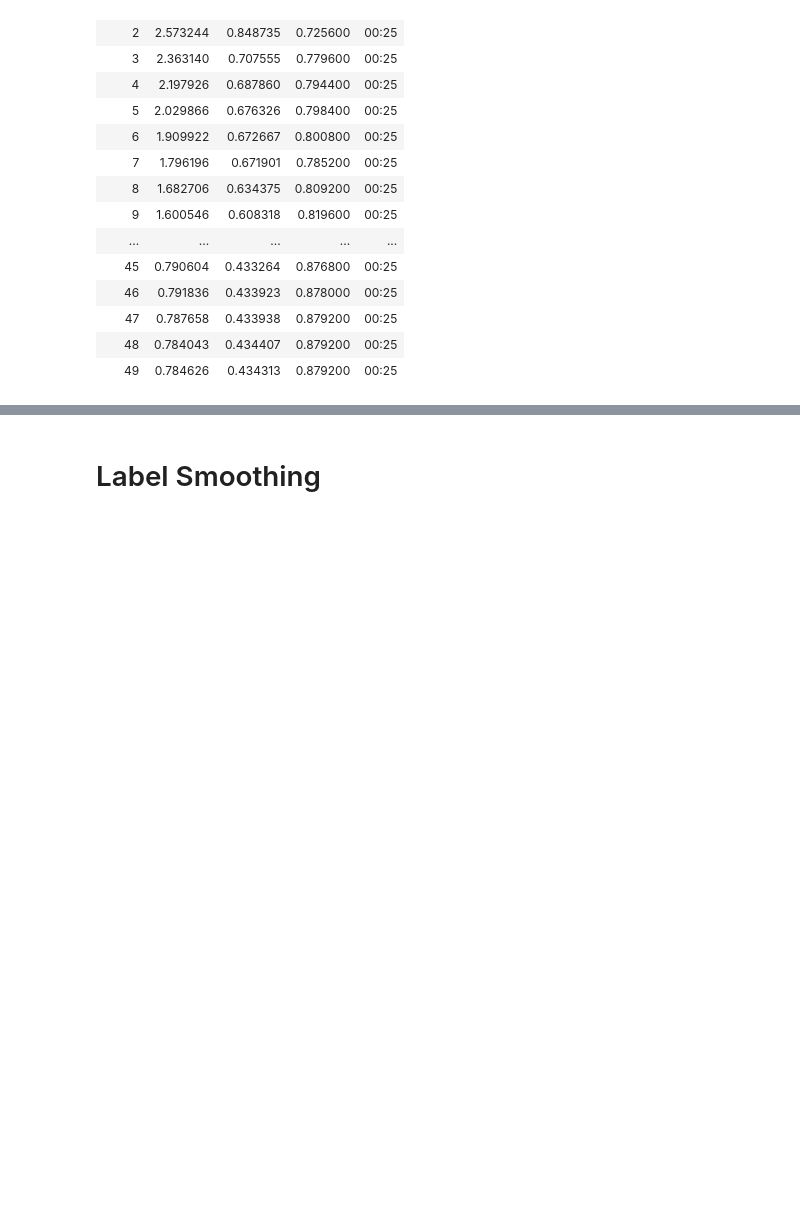
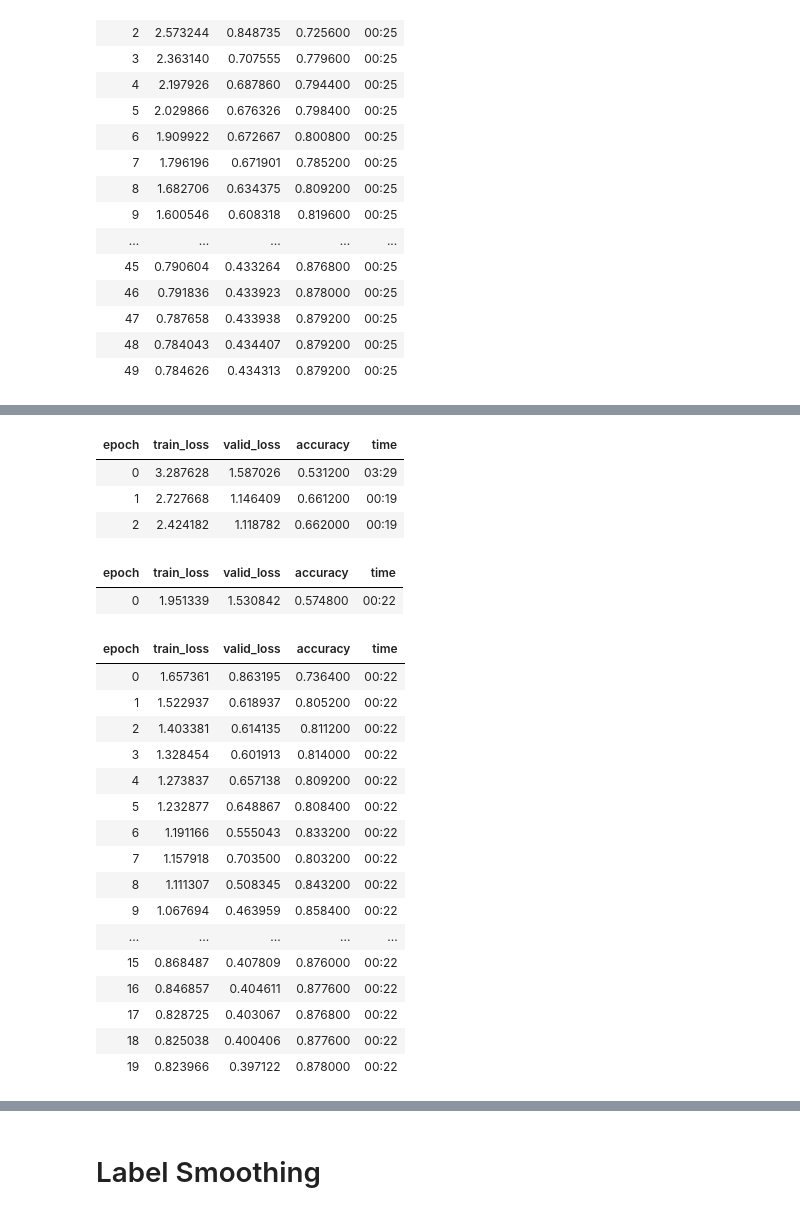
Before and after one commit to steph-jung/Food-101, a Jupyter notebook: SJ-Food-101-Modelling-tiny10.ipynb, the cells around one changed output, grey strips where cells are left out. Cells and saved outputs as stored; diff of their text form; code cells hidden in the pictures; blank space fills up the shorter version.

```diff
--- a/SJ-Food-101-Modelling-tiny10.ipynb
+++ b/SJ-Food-101-Modelling-tiny10.ipynb
@@ -376,0 +387,30 @@ learn.fit_one_cycle(50, 3e-3)
+# %%
+learn.fit_one_cycle(3, 1e-3)
+# %% [output]
+| epoch | train_loss | valid_loss | accuracy | time |
+| 0 | 3.287628 | 1.587026 | 0.531200 | 03:29 |
+| 1 | 2.727668 | 1.146409 | 0.661200 | 00:19 |
+| 2 | 2.424182 | 1.118782 | 0.662000 | 00:19 |
+# %%
+learn.dls = get_dls(64, 256)
+learn.fine_tune(20, 3e-3)
+# %% [output]
+| epoch | train_loss | valid_loss | accuracy | time |
+| 0 | 1.951339 | 1.530842 | 0.574800 | 00:22 |
+| epoch | train_loss | valid_loss | accuracy | time |
+| 0 | 1.657361 | 0.863195 | 0.736400 | 00:22 |
+| 1 | 1.522937 | 0.618937 | 0.805200 | 00:22 |
+| 2 | 1.403381 | 0.614135 | 0.811200 | 00:22 |
+| 3 | 1.328454 | 0.601913 | 0.814000 | 00:22 |
+| 4 | 1.273837 | 0.657138 | 0.809200 | 00:22 |
+| 5 | 1.232877 | 0.648867 | 0.808400 | 00:22 |
+| 6 | 1.191166 | 0.555043 | 0.833200 | 00:22 |
+| 7 | 1.157918 | 0.703500 | 0.803200 | 00:22 |
+| 8 | 1.111307 | 0.508345 | 0.843200 | 00:22 |
+| 9 | 1.067694 | 0.463959 | 0.858400 | 00:22 |
+| ... | ... | ... | ... | ... |
+| 15 | 0.868487 | 0.407809 | 0.876000 | 00:22 |
+| 16 | 0.846857 | 0.404611 | 0.877600 | 00:22 |
+| 17 | 0.828725 | 0.403067 | 0.876800 | 00:22 |
+| 18 | 0.825038 | 0.400406 | 0.877600 | 00:22 |
+| 19 | 0.823966 | 0.397122 | 0.878000 | 00:22 |
```
Also changed, not shown: parts of 6 cells of this notebook.
